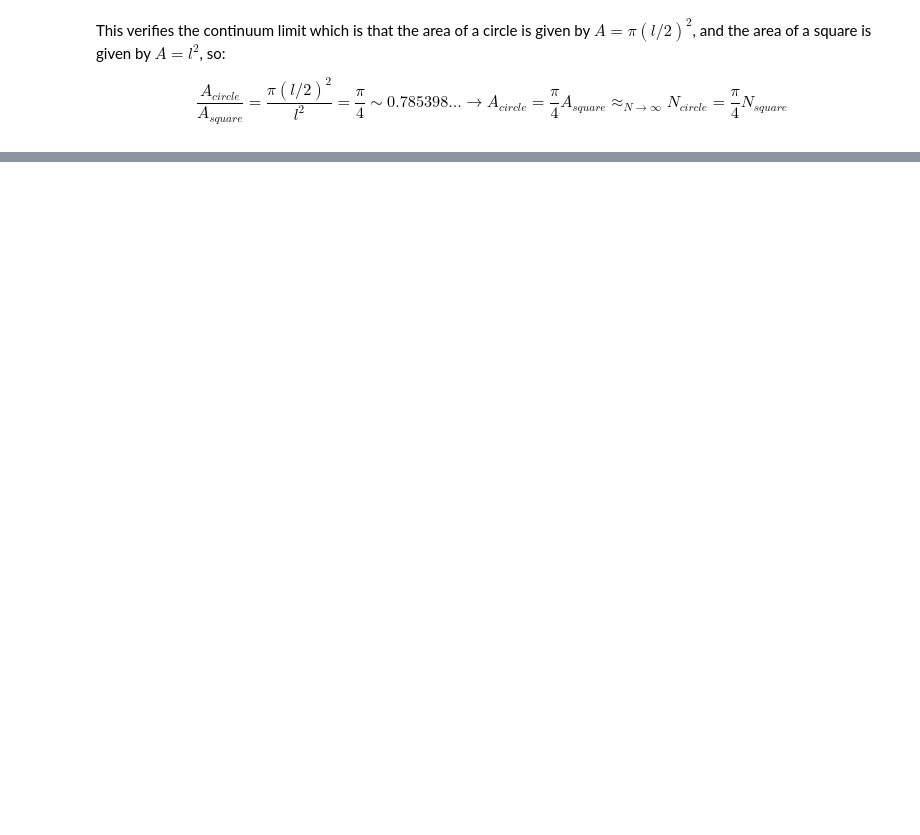
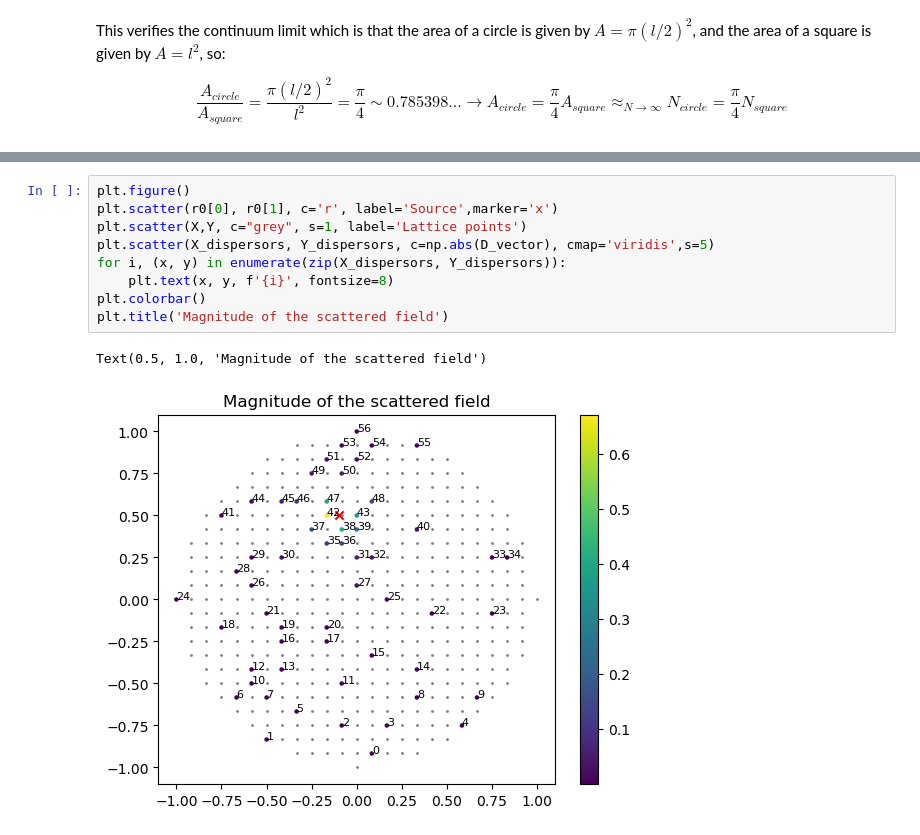
Before and after one commit to pfargas/Disordered-Quantum-Gases, a Jupyter notebook: computations.ipynb, the cells around one changed output, grey strips where cells are left out. Cells and saved outputs as stored; diff of their text form; blank space fills up the shorter version.

```diff
--- a/computations.ipynb
+++ b/computations.ipynb
@@ -129,0 +180,12 @@ $$\frac{A_{circle}}{A_{square}}=\frac{\pi (l/2)^2}{l^2}=\frac{\pi}{4}\sim 0.7853
+# %%
+plt.figure()
+plt.scatter(r0[0], r0[1], c='r', label='Source',marker='x')
+plt.scatter(X,Y, c="grey", s=1, label='Lattice points')
+plt.scatter(X_dispersors, Y_dispersors, c=np.abs(D_vector), cmap='viridis',s=5)
+for i, (x, y) in enumerate(zip(X_dispersors, Y_dispersors)):
+    plt.text(x, y, f'{i}', fontsize=8)
+plt.colorbar()
+plt.title('Magnitude of the scattered field')
+# %% [output]
+Text(0.5, 1.0, 'Magnitude of the scattered field')
+[figure, added]
```
Also changed, not shown: parts of 11 cells of this notebook, 2 other files.
